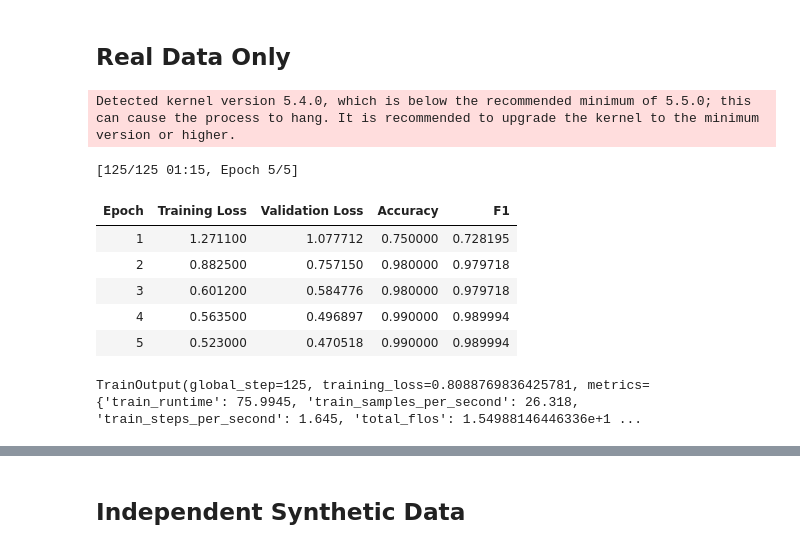
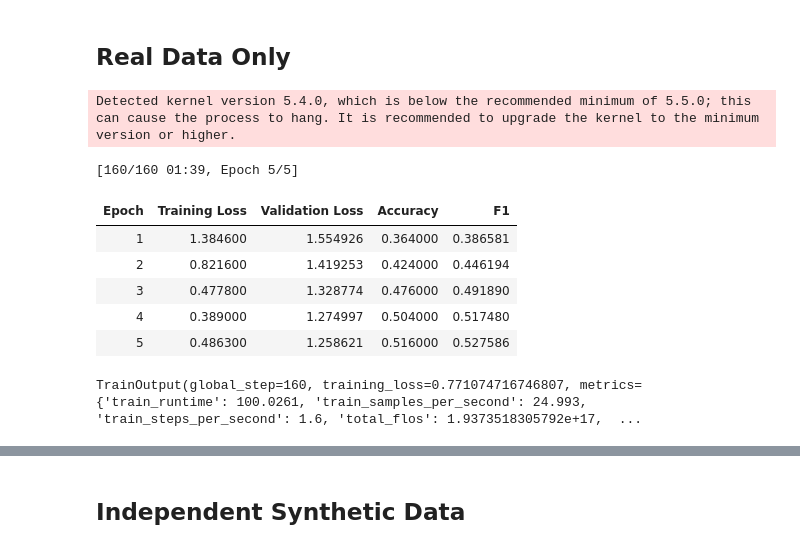
Before and after one commit to debajyotidasgupta/Synthetic-Data-AI, a Jupyter notebook: Experiments.ipynb, the cells around one changed output, grey strips where cells are left out. Cells and saved outputs as stored; diff of their text form; code cells hidden in the pictures.

```diff
--- a/Experiments.ipynb
+++ b/Experiments.ipynb
@@ -929,13 +926,15 @@ You should probably TRAIN this model on a down-stream task to be able to use it
 ## Real Data Only
 # %%
 num_times = 20
-train_dataset = create_extended_dataset(ds['train'], num_times)
-train_ds = train_dataset.train_test_split(
-    test_size=0.2,
-    shuffle=True,
-    seed=42,
-    stratify_by_column='label'
-)
+train_ds = create_extended_dataset(ds['train'], num_times)
+processed_dataset = train_ds.map(preprocess_function, batched=True)
+
+# train_ds = train_dataset.train_test_split(
+#     test_size=0.2,
+#     shuffle=True,
+#     seed=42,
+#     stratify_by_column='label'
+# )
 # %%
 # Define the training arguments
 training_args = TrainingArguments(
@@ -945,43 +944,43 @@ training_args = TrainingArguments(
     per_device_eval_batch_size=16,
     evaluation_strategy='epoch',
     save_strategy='epoch',
     learning_rate=2e-6,
     warmup_steps=3,
-    # weight_decay=0.01,
-    load_best_model_at_end=
+    weight_decay=0.01,
+    load_best_model_at_end=True,
+    metric_for_best_model='f1',
     logging_dir='./logs',
     logging_steps=1,
     push_to_hub=False,
-    load
 )
 
 # Define the compute metrics function
 def compute_metrics(pred):
     labels = pred.label_ids
     preds = pred.predictions.argmax(-1)
     acc = accuracy_score(labels, preds)
     f1 = f1_score(labels, preds, average='weighted')
     return {'accuracy': acc, 'f1': f1}
 
 # Create the Trainer instance
 trainer = Trainer(
     model=model,
     args=training_args,
-    train_dataset=processed_dataset['train'],
-    eval_dataset=processed_dataset['test'],
+    train_dataset=processed_dataset,
+    eval_dataset=ds['test'],
     compute_metrics=compute_metrics,
 )
 
 # Train the model
 trainer.train()
 # %% [output]
 Detected kernel version 5.4.0, which is below the recommended minimum of 5.5.0; this can cause the process to hang. It is recommended to upgrade the kernel to the minimum version or higher.
-[125/125 01:15, Epoch 5/5]
+[160/160 01:39, Epoch 5/5]
 | Epoch | Training Loss | Validation Loss | Accuracy | F1 |
-| 1 | 1.271100 | 1.077712 | 0.750000 | 0.728195 |
-| 2 | 0.882500 | 0.757150 | 0.980000 | 0.979718 |
-| 3 | 0.601200 | 0.584776 | 0.980000 | 0.979718 |
-| 4 | 0.563500 | 0.496897 | 0.990000 | 0.989994 |
-| 5 | 0.523000 | 0.470518 | 0.990000 | 0.989994 |
+| 1 | 1.384600 | 1.554926 | 0.364000 | 0.386581 |
+| 2 | 0.821600 | 1.419253 | 0.424000 | 0.446194 |
+| 3 | 0.477800 | 1.328774 | 0.476000 | 0.491890 |
+| 4 | 0.389000 | 1.274997 | 0.504000 | 0.517480 |
+| 5 | 0.486300 | 1.258621 | 0.516000 | 0.527586 |
-TrainOutput(global_step=125, training_loss=0.8088769836425781, metrics={'train_runtime': 75.9945, 'train_samples_per_second': 26.318, 'train_steps_per_second': 1.645, 'total_flos': 1.54988146446336e+1 ...
+TrainOutput(global_step=160, training_loss=0.771074716746807, metrics={'train_runtime': 100.0261, 'train_samples_per_second': 24.993, 'train_steps_per_second': 1.6, 'total_flos': 1.9373518305792e+17,  ...
 # %%
```
Also changed, not shown: parts of 5 cells of this notebook.
